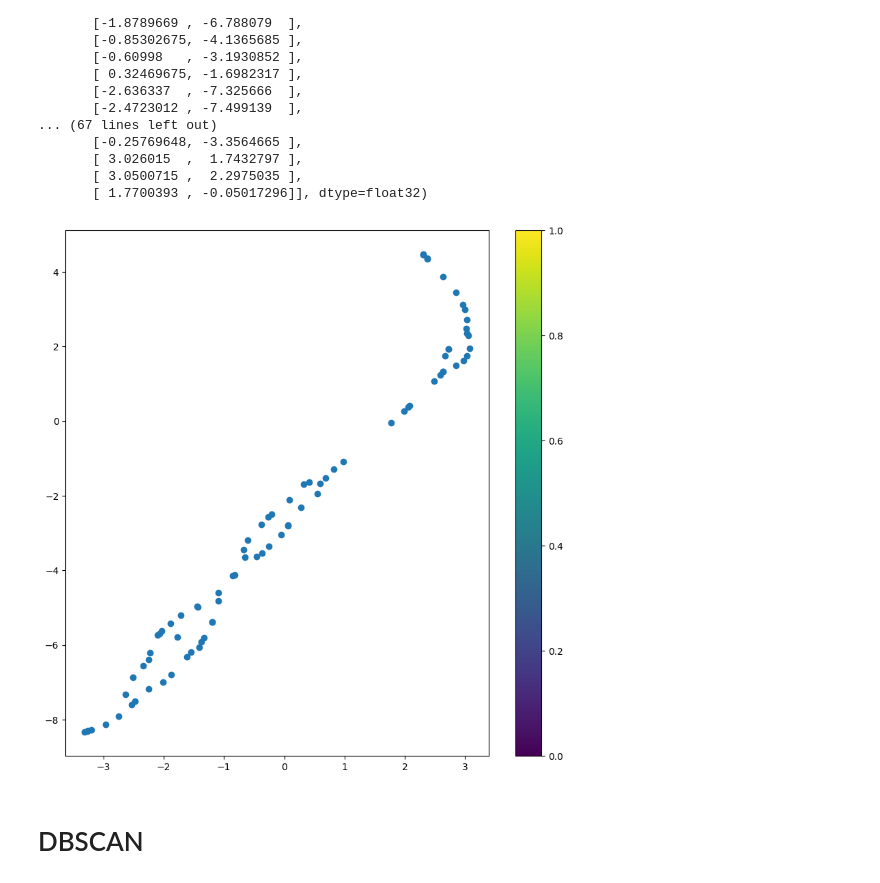
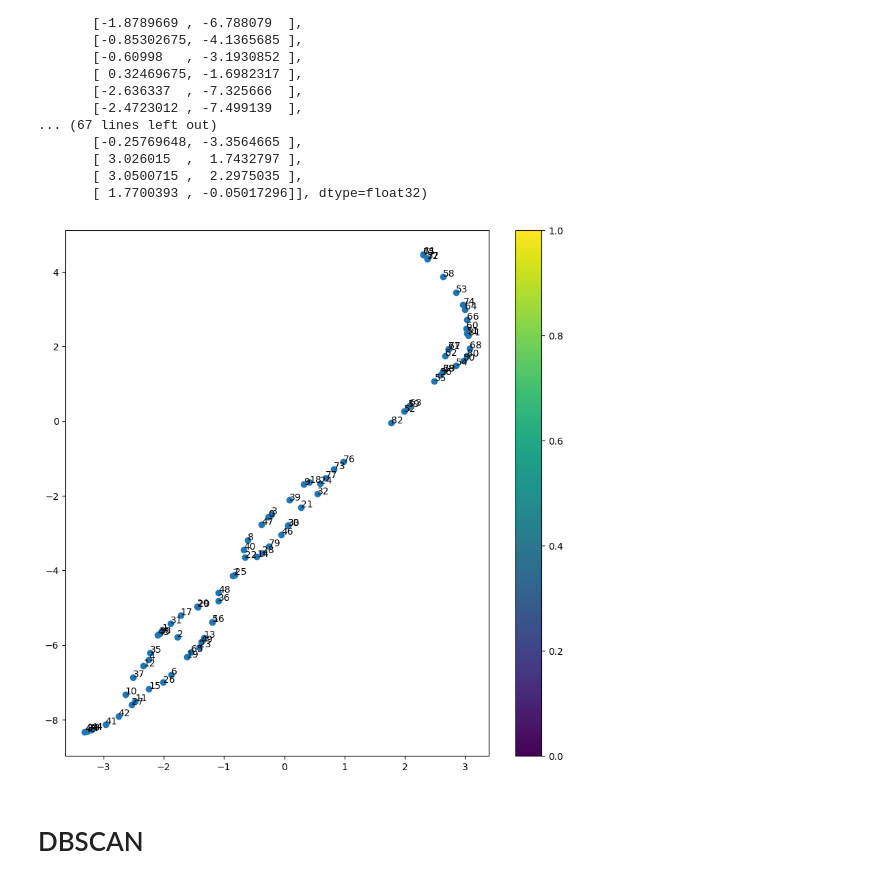
Before and after one commit to JKosciukiewicz/MLDD_Project, a Jupyter notebook: Clustering_examples.ipynb, the cells around one changed output. Drawn from its saved outputs; the diff is of its cells as text; code cells hidden in the pictures.

```diff
--- a/Clustering_examples.ipynb
+++ b/Clustering_examples.ipynb
@@ -62,11 +62,13 @@ array([[-0.27038237, -2.5645218 ],
 # %%
 #plot results of TSNE
 plt.figure(figsize=(10,10))
 plt.scatter(X_embedded[:,0], X_embedded[:,1])
+for i in range(X_embedded.shape[0]):
+    plt.text(X_embedded[i,0], X_embedded[i,1], str(i))
 plt.colorbar()
 plt.show()
 # %% [output]
-[figure, old version]
+[figure, new version]
 # %% [markdown]
 # DBSCAN
 # %%
```
Also changed, not shown: parts of 3 cells of this notebook, 1 other file.
